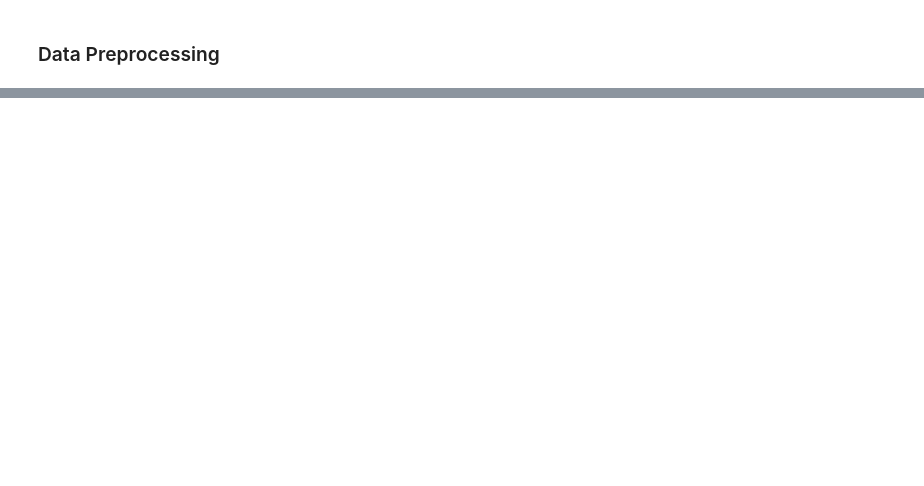
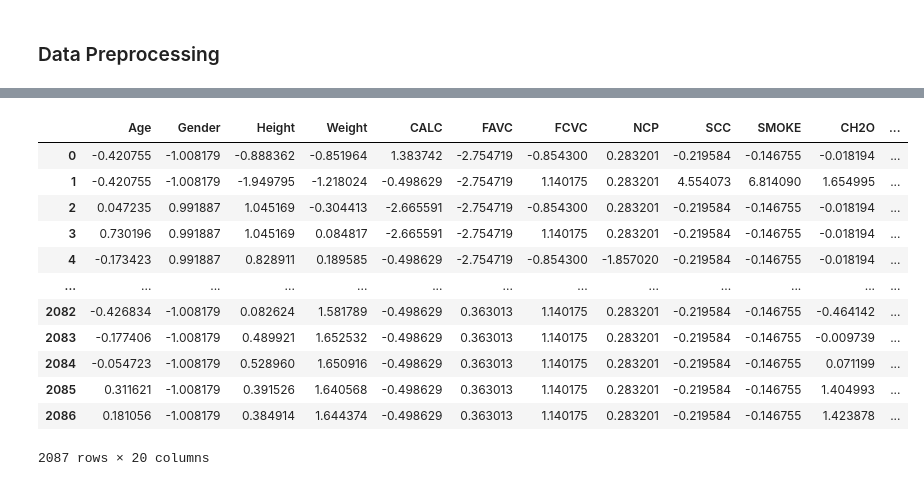
Before and after one commit to Ndraaa15/Final-Project-Neural-Network, a Jupyter notebook: analysis.ipynb, the cells around one changed output, grey strips where cells are left out. Drawn from its saved outputs; the diff is of its cells as text; code cells hidden in the pictures; blank space fills up the shorter version.

```diff
--- a/learning_vector_quantization.ipynb
+++ b/analysis.ipynb
@@ -165,0 +213,11 @@ df.drop_duplicates(inplace=True)
+# %%
+from sklearn.preprocessing import OrdinalEncoder
+
+# Initialize the OrdinalEncoder
+oe = OrdinalEncoder()
+
+# Apply OrdinalEncoder to each ordinal column
+df[ordinal_cols] = oe.fit_transform(df[ordinal_cols])
+
+# Display the first few rows of the dataframe to verify the encoding
+df.head()
@@ -165,0 +231,11 @@ df.drop_duplicates(inplace=True)
+# %%
+# Perform one-hot encoding for nominal columns
+df = pd.get_dummies(df, columns=nominal_cols)
+
+# Ensure the values are 0 and 1
+for col in df.columns:
+  if df[col].dtype == 'bool':
+    df[col] = df[col].astype(int)
+
+# Display the first few rows of the dataframe to verify the encoding
+df.head()
@@ -165,0 +249,6 @@ df.drop_duplicates(inplace=True)
+# %%
+# Apply LabelEncoder to the target column
+df[target_col] = df[target_col].apply(le.fit_transform)
+
+# Display the first few rows of the dataframe to verify the encoding
+df.head()
@@ -165,0 +262,28 @@ df.drop_duplicates(inplace=True)
+# %%
+features_df = df.drop(columns=target_col)
+target_df = df[target_col]
+# %%
+from sklearn.preprocessing import PowerTransformer
+
+# Initialize the PowerTransformer with Yeo-Johnson method
+pt = PowerTransformer(method='yeo-johnson')
+
+# Apply the transformation to the features dataframe
+features_df_transformed = pd.DataFrame(pt.fit_transform(features_df), columns=features_df.columns)
+
+# Display the first few rows of the transformed dataframe to verify the transformation
+features_df_transformed
+# %% [output]
+|  | Age | Gender | Height | Weight | CALC | FAVC | FCVC | NCP | SCC | SMOKE | CH2O | ... |
+| 0 | -0.420755 | -1.008179 | -0.888362 | -0.851964 | 1.383742 | -2.754719 | -0.854300 | 0.283201 | -0.219584 | -0.146755 | -0.018194 | ... |
+| 1 | -0.420755 | -1.008179 | -1.949795 | -1.218024 | -0.498629 | -2.754719 | 1.140175 | 0.283201 | 4.554073 | 6.814090 | 1.654995 | ... |
+| 2 | 0.047235 | 0.991887 | 1.045169 | -0.304413 | -2.665591 | -2.754719 | -0.854300 | 0.283201 | -0.219584 | -0.146755 | -0.018194 | ... |
+| 3 | 0.730196 | 0.991887 | 1.045169 | 0.084817 | -2.665591 | -2.754719 | 1.140175 | 0.283201 | -0.219584 | -0.146755 | -0.018194 | ... |
+| 4 | -0.173423 | 0.991887 | 0.828911 | 0.189585 | -0.498629 | -2.754719 | -0.854300 | -1.857020 | -0.219584 | -0.146755 | -0.018194 | ... |
+| ... | ... | ... | ... | ... | ... | ... | ... | ... | ... | ... | ... | ... |
+| 2082 | -0.426834 | -1.008179 | 0.082624 | 1.581789 | -0.498629 | 0.363013 | 1.140175 | 0.283201 | -0.219584 | -0.146755 | -0.464142 | ... |
+| 2083 | -0.177406 | -1.008179 | 0.489921 | 1.652532 | -0.498629 | 0.363013 | 1.140175 | 0.283201 | -0.219584 | -0.146755 | -0.009739 | ... |
+| 2084 | -0.054723 | -1.008179 | 0.528960 | 1.650916 | -0.498629 | 0.363013 | 1.140175 | 0.283201 | -0.219584 | -0.146755 | 0.071199 | ... |
+| 2085 | 0.311621 | -1.008179 | 0.391526 | 1.640568 | -0.498629 | 0.363013 | 1.140175 | 0.283201 | -0.219584 | -0.146755 | 1.404993 | ... |
+| 2086 | 0.181056 | -1.008179 | 0.384914 | 1.644374 | -0.498629 | 0.363013 | 1.140175 | 0.283201 | -0.219584 | -0.146755 | 1.423878 | ... |
+2087 rows × 20 columns
```
Also changed, not shown: parts of 11 cells of this notebook, 3 other files.
